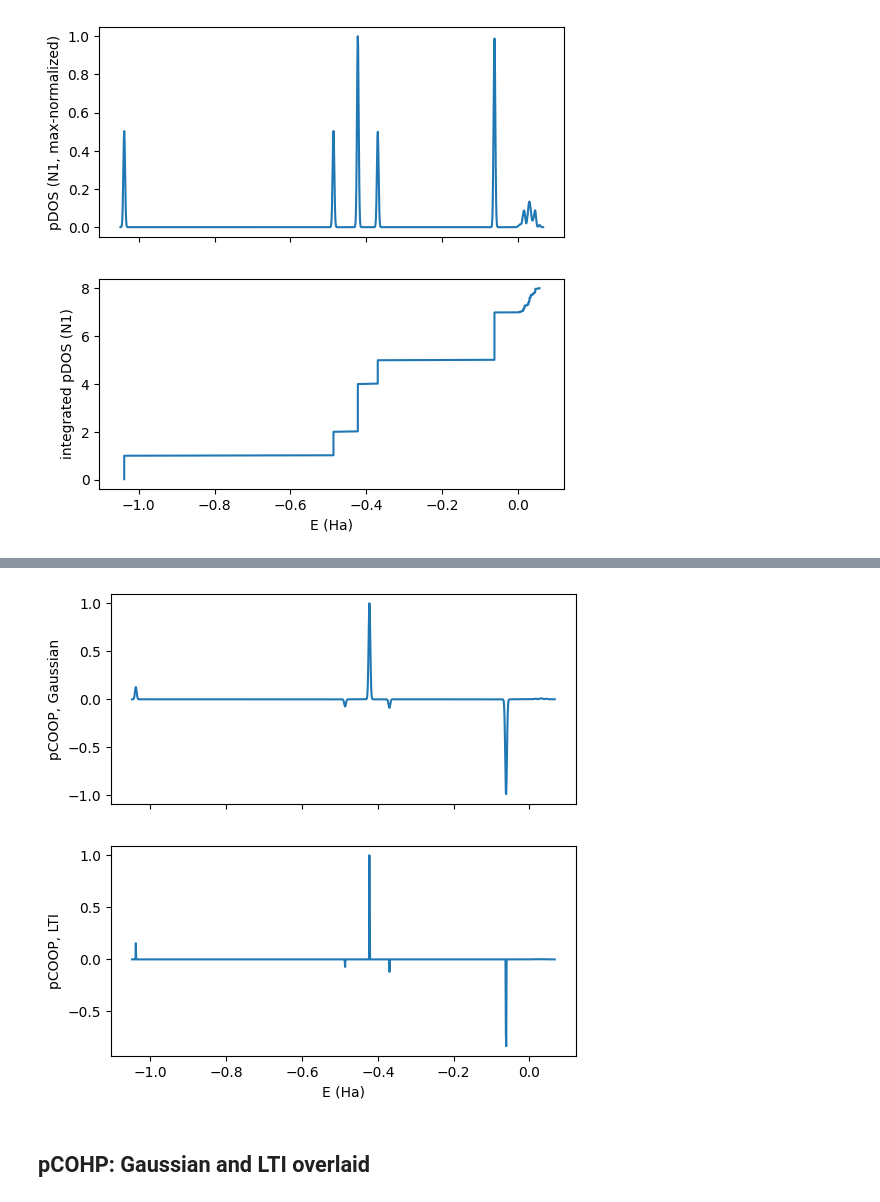
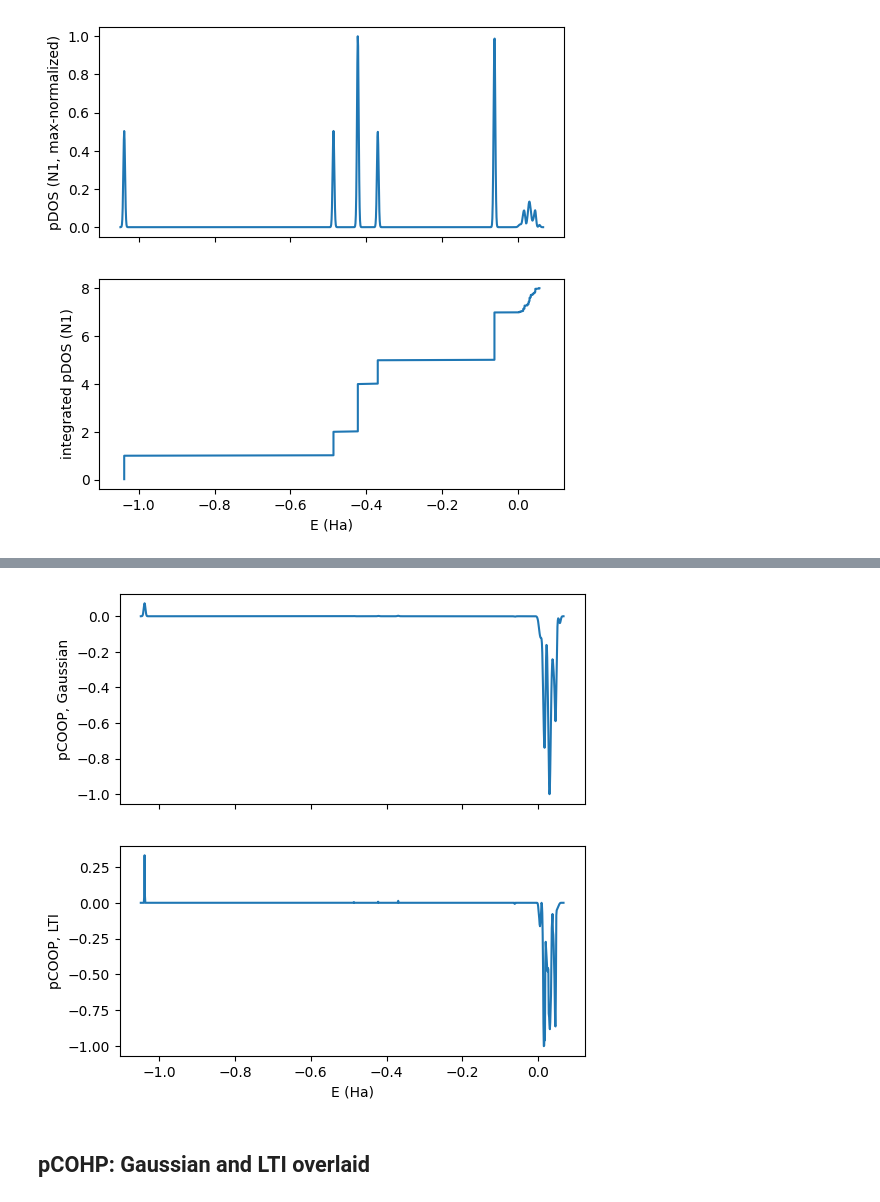
Before and after one commit to benrich37/crawfish, a Jupyter notebook: examples/N2.ipynb, the cells around one changed output, grey strips where cells are left out. Drawn from its saved outputs; the diff is of its cells as text; code cells hidden in the pictures.

```diff
--- a/examples/N2.ipynb
+++ b/examples/N2.ipynb
@@ -93,15 +99,23 @@ plt.show()
 # %%
+import warnings
+
+edata_nonortho = ElecData.from_calc_dir(n2_nofill_calcdir)
+edata_nonortho.los_orbs = False
 fig, ax = plt.subplots(nrows=2, figsize=(6, 6), sharex=True)
-erange, pcoop = get_pcoop(edata_nofill, idcs1=0, idcs2=1, lti=False, res=0.001, norm_max=True)
+with warnings.catch_warnings():
+    warnings.filterwarnings("ignore", message=".*orthonormalized orbitals.*")
+    erange, pcoop = get_pcoop(edata_nonortho, idcs1=0, idcs2=1, lti=False, res=0.001, norm_max=True)
+    erange_lti, pcoop_lti = get_pcoop(edata_nonortho, idcs1=0, idcs2=1, erange=erange, lti=True, rattle_eigenvals=True,
+                                      norm_max=True)
 ax[0].plot(erange, pcoop)
 ax[0].set_ylabel("pCOOP, Gaussian")
-erange, pcoop = get_pcoop(edata_nofill, idcs1=0, idcs2=1, erange=erange, lti=True, rattle_eigenvals=True, norm_max=True)
+erange, pcoop = erange_lti, pcoop_lti
 ax[1].plot(erange, pcoop)
 ax[1].set_ylabel("pCOOP, LTI")
 ax[1].set_xlabel("E (Ha)")
 plt.show()
 # %% [output]
-[figure, old version]
+[figure, new version]
 # %% [markdown]
 ## pCOHP: Gaussian and LTI overlaid
 # %%
```
Also changed, not shown: parts of 6 cells of this notebook, 20 other files.
